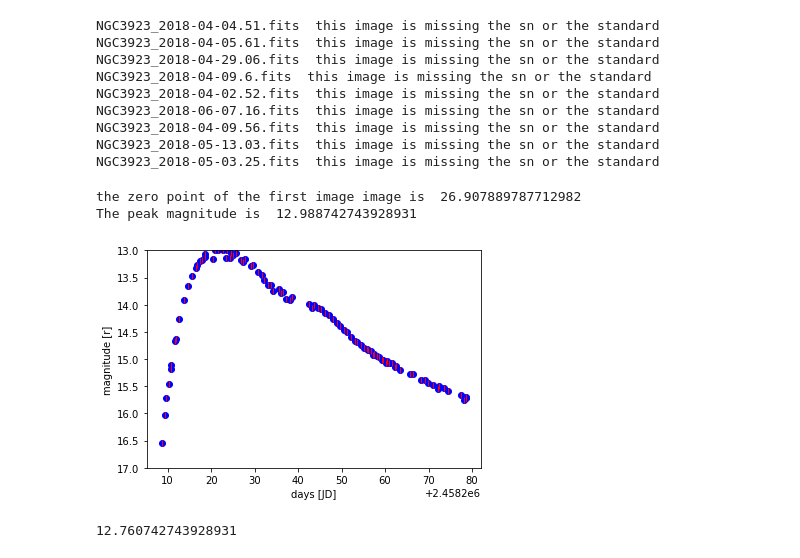
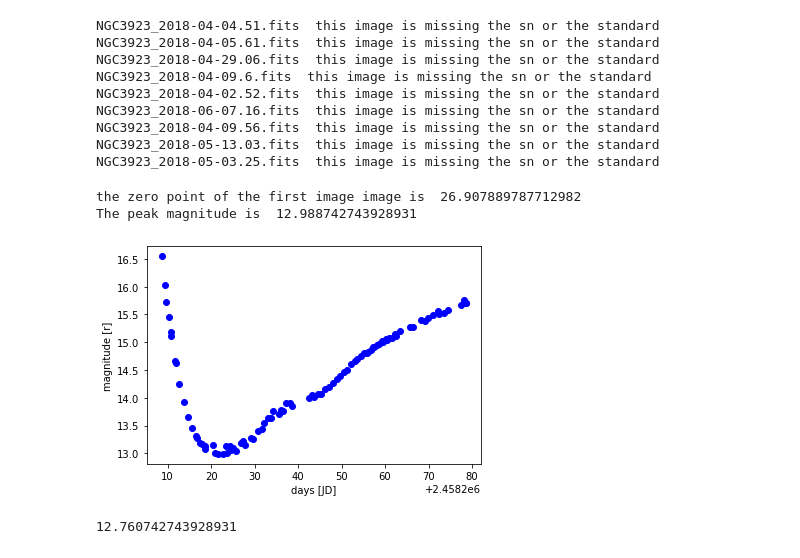
Before and after one commit to svalenti/DLT40PimaSchool.github.io, a Jupyter notebook: notebook/lecture6/supernova.ipynb, the cells around one changed output. Saved outputs shown, nothing was run; the diff lists cells and outputs as text; code cells hidden in the pictures.

```diff
--- a/notebook/lecture6/supernova.ipynb
+++ b/notebook/lecture6/supernova.ipynb
@@ -106,28 +106,29 @@ NGC3923_2018-05-03.25.fits  this image is missing the sn or the standard
 # %%
 # transform the flux in magnitude for the SN and the std
 mag_vec = -2.5 * np.log10(flux_vec)
 magerr_vec = -2.5 * np.log10(np.array(flux_vec) + np.array(fluxerr_vec)) + 2.5 * np.log10(flux_vec)
 magstd_vec = -2.5 * np.log10(flux_std_vec)
 
 # compute the zeropoint from the standard
 #
 ZP_new = std_mag - magstd_vec
 
 print('the zero point of the first image image is ',ZP_new[0])
 
 # plot the light curve
+#plt.plot(jd_vec,mag_vec,'ob')
 plt.plot(jd_vec,ZP_new+mag_vec,'ob')
 
-plt.errorbar(jd_vec, ZP_new+mag_vec, yerr=magerr_vec, fmt='r|')
-plt.ylim(17,13)
+#plt.errorbar(jd_vec, ZP_new+mag_vec, yerr=magerr_vec, fmt='r|')
+#plt.ylim(17,13)
 plt.xlabel('days [JD]')
 plt.ylabel('magnitude [r]')
 maximum = min(ZP_new+mag_vec)
 print('The peak magnitude is ',str(maximum))
 # %% [output]
 the zero point of the first image image is  26.907889787712982
 The peak magnitude is  12.988742743928931
-[figure, old version]
+[figure, new version]
 # %%
 #plt.figure(figsize=(10,12))
 #imgshow = plt.imshow(X, origin='lower', cmap='gray', vmin=2400, vmax=3000)
```
Also changed, not shown: 1 other file.
